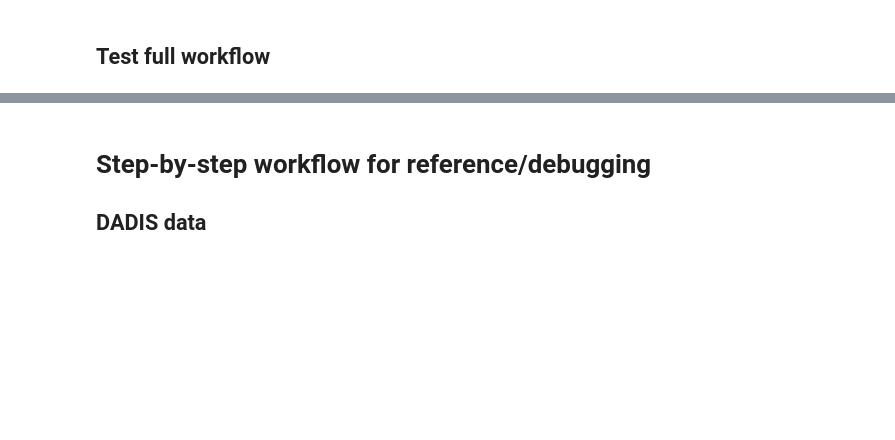
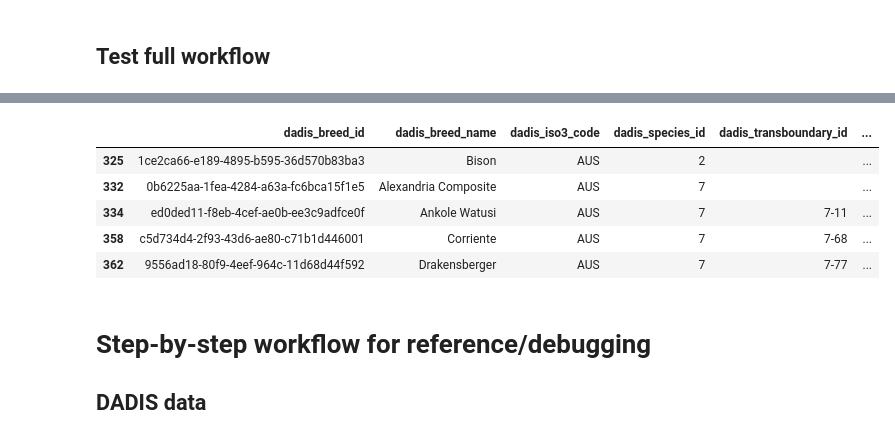
Before and after one commit to monarch-initiative/vertebrate-breed-ontology, a Jupyter notebook: src/scripts/dadis_local_matching.ipynb, the cells around one changed output, grey strips where cells are left out. Saved outputs shown, nothing was run; the diff lists cells and outputs as text; code cells hidden in the pictures; blank space fills up the shorter version.

```diff
--- a/src/scripts/dadis_local_matching.ipynb
+++ b/src/scripts/dadis_local_matching.ipynb
@@ -150,0 +165,3 @@ Output written.
+# %%
+dadis_all = get_dadis_all_breeds(client)
+dadis_all.head()
@@ -151,3 +175,17 @@ Output written.
+# %%
+dadis_unmatched = (
+    dadis_all
+    .merge(output[["dadis_breed_id", "vbo_id"]], on="dadis_breed_id", how="left", indicator=True)
+    .loc[lambda x: x._merge == "left_only"]
+)
+dadis_unmatched.head()
+# %% [output]
+|  | dadis_breed_id | dadis_breed_name | dadis_iso3_code | dadis_species_id | dadis_transboundary_id | ... |
+| 325 | 1ce2ca66-e189-4895-b595-36d570b83ba3 | Bison | AUS | 2 |  | ... |
+| 332 | 0b6225aa-1fea-4284-a63a-fc6bca15f1e5 | Alexandria Composite | AUS | 7 |  | ... |
+| 334 | ed0ded11-f8eb-4cef-ae0b-ee3c9adfce0f | Ankole Watusi | AUS | 7 | 7-11 | ... |
+| 358 | c5d734d4-2f93-43d6-ae80-c71b1d446001 | Corriente | AUS | 7 | 7-68 | ... |
+| 362 | 9556ad18-80f9-4eef-964c-11d68d44f592 | Drakensberger | AUS | 7 | 7-77 | ... |
 # %% [markdown]
 # Step-by-step workflow for reference/debugging
 
```
Also changed, not shown: parts of 11 cells of this notebook.
